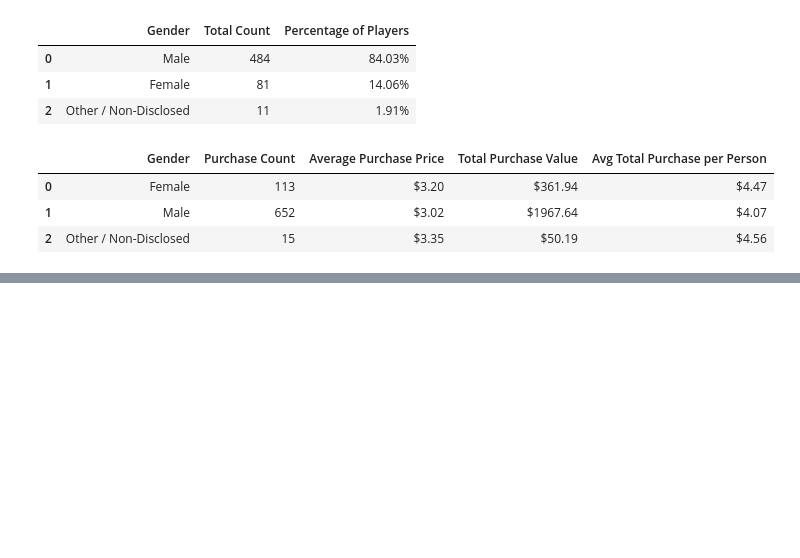
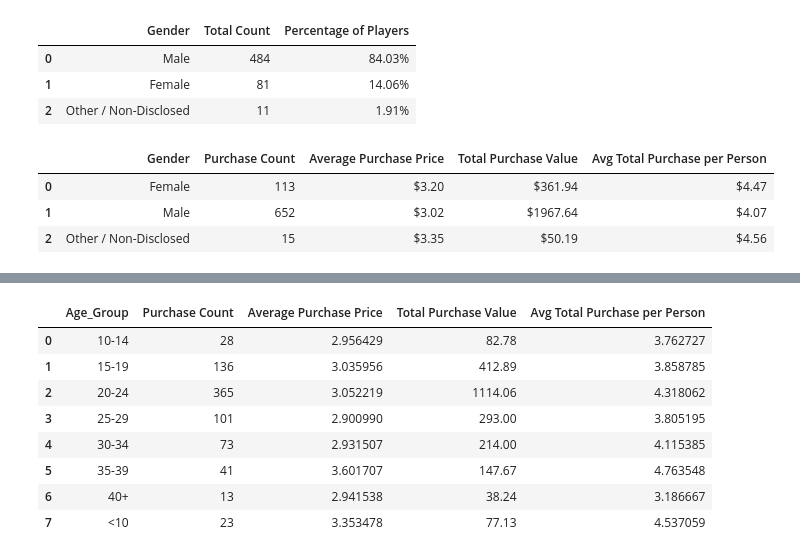
Before and after one commit to bpollockATX/pandas-challenge, a Jupyter notebook: pandas-challenge.ipynb, the cells around one changed output, grey strips where cells are left out. Cells and saved outputs as stored; diff of their text form; code cells hidden in the pictures; blank space fills up the shorter version.

```diff
--- a/pandas-challenge.ipynb
+++ b/pandas-challenge.ipynb
@@ -196 +143,101 @@ final_age_df
+# %%
+######################
+# Age Demographics
+######################
+
+
+################################################################################
+# Create Age Bins
+bins = [0, 9, 14, 19, 24, 29, 34, 39, 150]
+group_labels = ["<10", "10-14", "15-19", "20-24", "25-29", "30-34", "35-39", "40+"]
+
+
+# Cut data into bins
+purchase_data_df["Age_Group"] = pd.cut(purchase_data_df["Age"], bins, labels=group_labels)
+
+################################################################################
+# I apologize to whoever is grading this. not pretty but it works!
+
+# Get distinct count by age group
+lt_10 = purchase_data_df.loc[purchase_data_df["Age_Group"] == "<10", ["Age_Group", "SN"]]
+ten_14 = purchase_data_df.loc[purchase_data_df["Age_Group"] == "10-14", ["Age_Group", "SN"]]
+fif_19 = purchase_data_df.loc[purchase_data_df["Age_Group"] == "15-19", ["Age_Group", "SN"]]
+twen_24 = purchase_data_df.loc[purchase_data_df["Age_Group"] == "20-24", ["Age_Group", "SN"]]
+twen5_29 = purchase_data_df.loc[purchase_data_df["Age_Group"] == "25-29", ["Age_Group", "SN"]]
+thirt_34 = purchase_data_df.loc[purchase_data_df["Age_Group"] == "30-34", ["Age_Group", "SN"]]
+thirt5_39 = purchase_data_df.loc[purchase_data_df["Age_Group"] == "35-39", ["Age_Group", "SN"]]
+forty_plus = purchase_data_df.loc[purchase_data_df["Age_Group"] == "40+", ["Age_Group", "SN"]]
+
+# Set unique count vars
+lt_10_dd = len(lt_10.SN.drop_duplicates())
+ten_14_dd = len(ten_14.SN.drop_duplicates())
+fif_19_dd = len(fif_19.SN.drop_duplicates())
+twen_24_dd = len(twen_24.SN.drop_duplicates())
+twen5_29_dd = len(twen5_29.SN.drop_duplicates())
+thirt_34_dd = len(thirt_34.SN.drop_duplicates())
+thirt5_39_dd = len(thirt5_39.SN.drop_duplicates())
+forty_plus_dd = len(forty_plus.SN.drop_duplicates())
+
+# Insert the vars into DF
+age_unique_ct_df = pd.DataFrame({"Age_Group": ["<10","10-14","15-19","20-24","25-29","30-34","35-39","40+"]
+                                ,"Unique_Users": [lt_10_dd, ten_14_dd, fif_19_dd, twen_24_dd, twen5_29_dd
+                                                  ,thirt_34_dd, thirt5_39_dd, forty_plus_dd]})
+
+# Append unique counts by Age Group to purchase_data_df
+purchase_data_new_df = pd.merge(purchase_data_df, age_unique_ct_df, on = "Age_Group")
+
+################################################################################
+
+# Get binned summary data using groupby
+age_df = purchase_data_new_df.groupby("Age_Group")
+
+
+# Calculate necessary data
+purchase_count_df = age_df["Purchase ID"].count()
+avg_purchase_price_df = age_df["Price"].mean()
+tot_purchase_val_df = age_df["Price"].sum()
+# avg_purchase_total_PP_df = tot_purchase_val_df / age_unique_ct_df["Unique_Users"]
+
+
+# Merge the dataframes together
+summary_age_df1 = pd.merge(purchase_count_df, avg_purchase_price_df, on = "Age_Group")
+summary_age_df2 = pd.merge(summary_age_df1, tot_purchase_val_df, on = "Age_Group")
+# summary_age_df3 = pd.merge(summary_age_df2, avg_purchase_total_PP_df.to_frame(), on = "Age_Group")
+
+# Rename the Columns to Final Age DF
+final_age_df = summary_age_df2.rename(columns = {"Purchase ID": "Purchase Count"
+                                                 ,"Price_x": "Average Purchase Price"
+                                                ,"Price_y": "Total Purchase Value"})
+#                                                 ,0: "Average Purchase Total"})
+
+# Merge Age and Unique Count dfs to append unique count column
+comp_final_age_df = pd.merge(final_age_df, age_unique_ct_df, on = "Age_Group")
+
+
+# Run a loop to divide Total Purchase Val by Unique Users
+for x in comp_final_age_df["Unique_Users"]:
+   comp_final_age_df["Avg Total Purchase per Person"] = comp_final_age_df["Total Purchase Value"]/comp_final_age_df["Unique_Users"]
+
+# comp_final_age_df
+# comp_final_age_df["Avg Total Purchase per Person"] = ["Total Purchase Value"]/["Unique_Users"]
+# comp_final_age_df
+
+yay_i_finally_did_it_df = comp_final_age_df[["Age_Group","Purchase Count"
+                                            ,"Average Purchase Price","Total Purchase Value"
+                                         ,"Avg Total Purchase per Person"]]
+
+
+
+
+yay_i_finally_did_it_df
+# %% [output]
+|  | Age_Group | Purchase Count | Average Purchase Price | Total Purchase Value | Avg Total Purchase per Person |
+| 0 | 10-14 | 28 | 2.956429 | 82.78 | 3.762727 |
+| 1 | 15-19 | 136 | 3.035956 | 412.89 | 3.858785 |
+| 2 | 20-24 | 365 | 3.052219 | 1114.06 | 4.318062 |
+| 3 | 25-29 | 101 | 2.900990 | 293.00 | 3.805195 |
+| 4 | 30-34 | 73 | 2.931507 | 214.00 | 4.115385 |
+| 5 | 35-39 | 41 | 3.601707 | 147.67 | 4.763548 |
+| 6 | 40+ | 13 | 2.941538 | 38.24 | 3.186667 |
+| 7 | <10 | 23 | 3.353478 | 77.13 | 4.537059 |
 # %%
```
Also changed, not shown: parts of 9 cells of this notebook.
